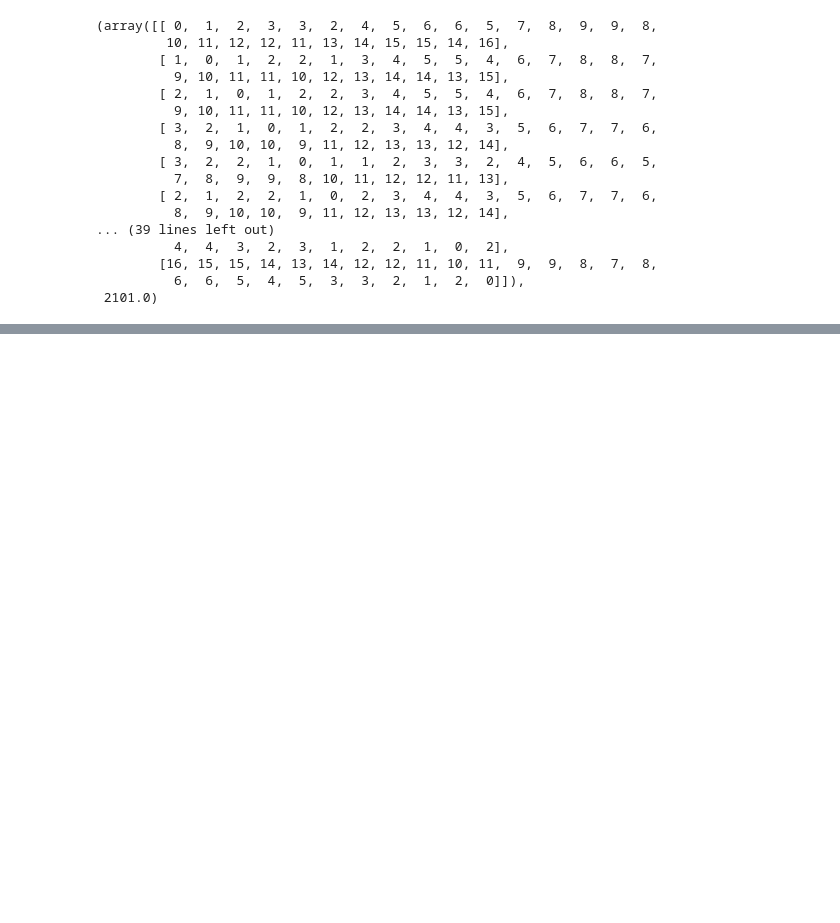
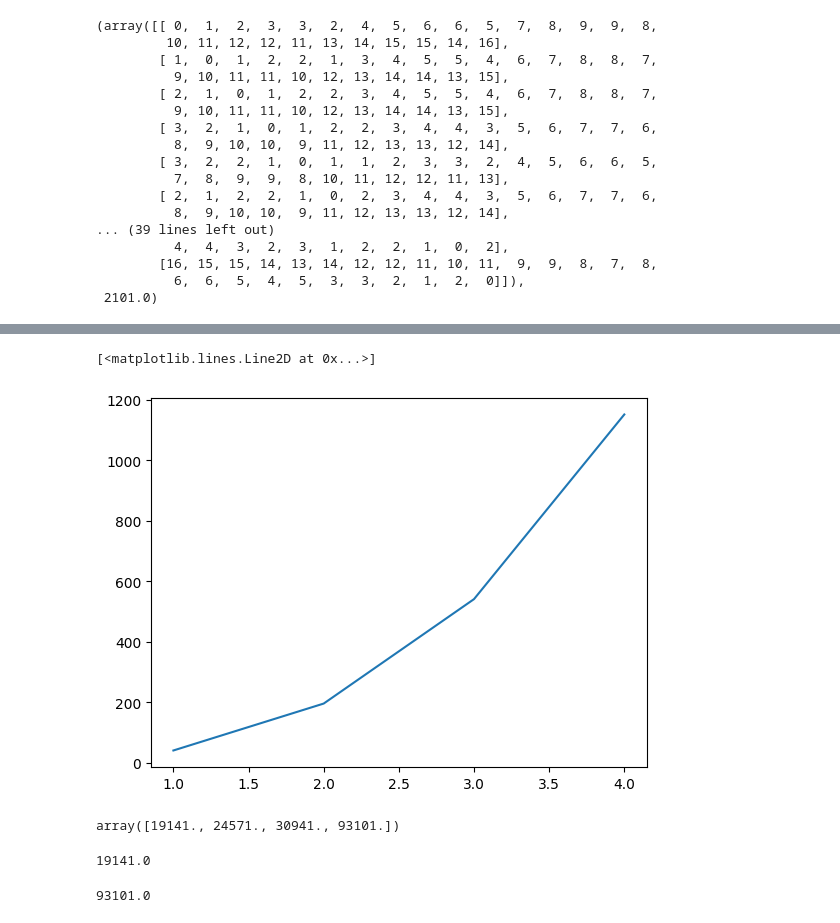
Before and after one commit to abolfazlaghdaee/GraphTask, a Jupyter notebook: Untitled.ipynb, the cells around one changed output, grey strips where cells are left out. Saved outputs shown, nothing was run; the diff lists cells and outputs as text; code cells hidden in the pictures; blank space fills up the shorter version.

```diff
--- a/Untitled.ipynb
+++ b/Untitled.ipynb
@@ -181,0 +201,8 @@ WPolythiophene(5)
+# %%
+x = [1, 2, 3, 4]
+y= [WPolythiophene(1)[1], WPolythiophene(2)[1], WPolythiophene(3)[1], WPolythiophene(4)[1]]
+# %%
+plt.plot(x,y)
+# %% [output]
+[<matplotlib.lines.Line2D at 0x...>]
+[figure, added]
@@ -181,0 +221,12 @@ WPolythiophene(5)
+# %%
+y_new
+# %% [output]
+array([19141., 24571., 30941., 93101.])
+# %%
+WPolythiophene(11)[1]
+# %% [output]
+19141.0
+# %%
+WPolythiophene(19)[1]
+# %% [output]
+93101.0
```
Also changed, not shown: parts of 14 cells of this notebook, 4 other files.
